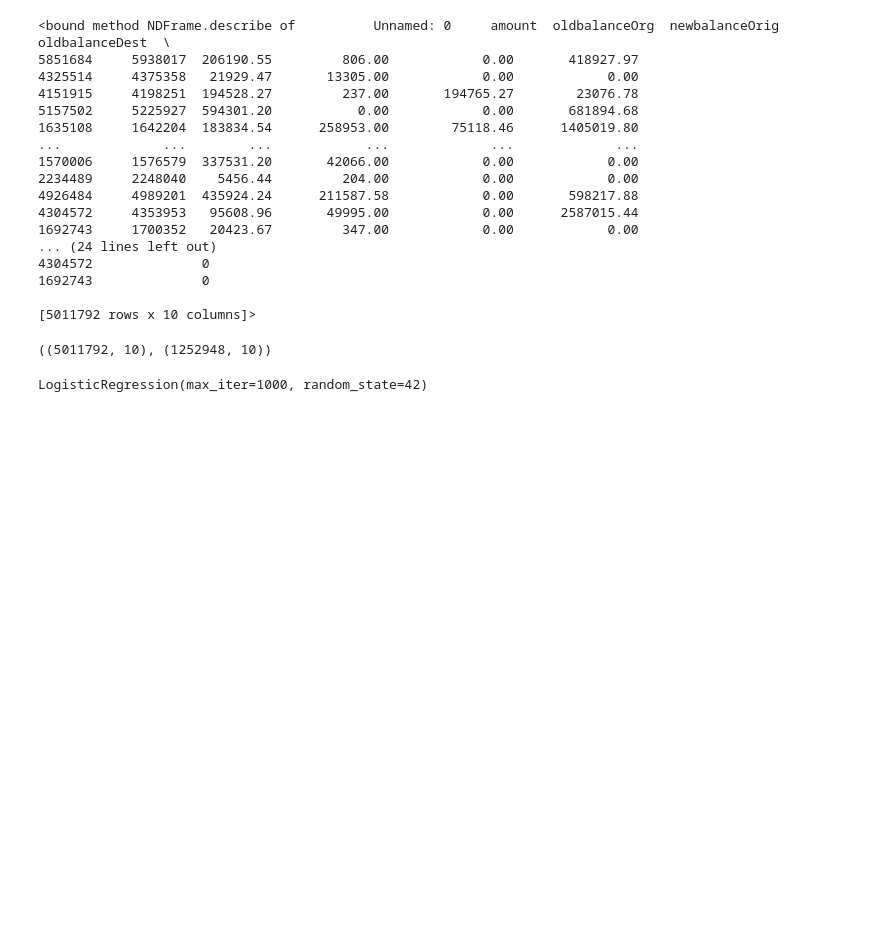
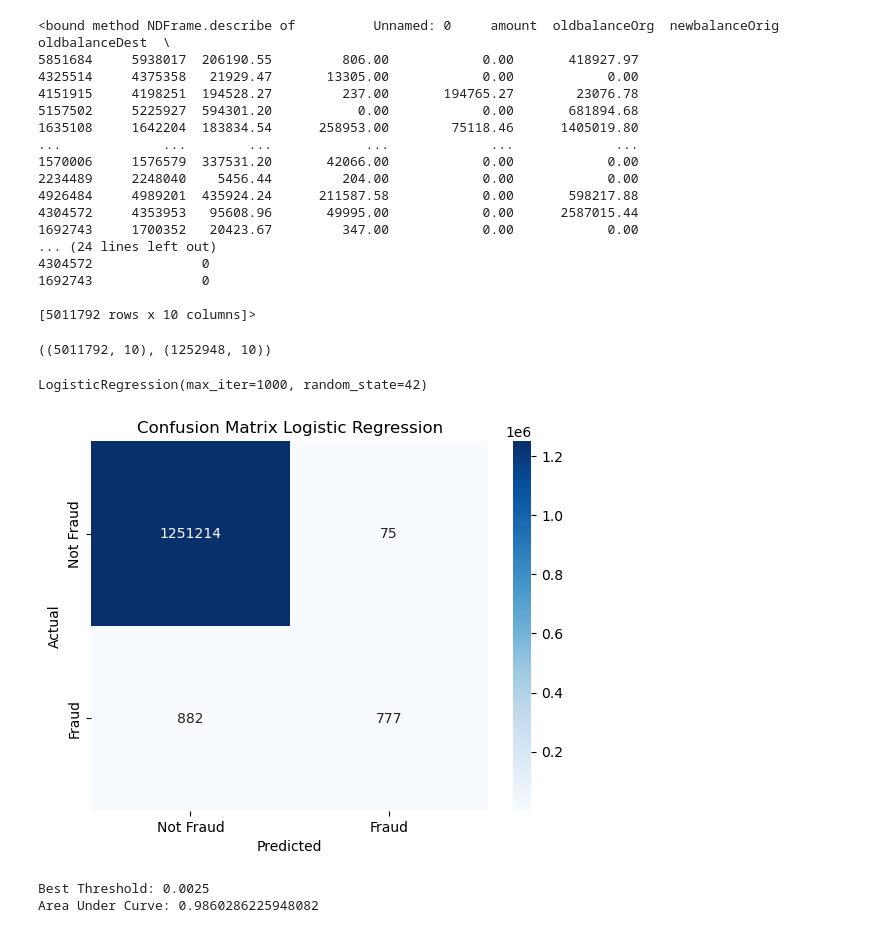
Before and after one commit to Totally-Kyle/Banking-Fraud-Analysis, a Jupyter notebook: Modeling.ipynb, the cells around one changed output. Saved outputs shown, nothing was run; the diff lists cells and outputs as text; code cells hidden in the pictures; blank space fills up the shorter version.

```diff
--- a/Modeling.ipynb
+++ b/Modeling.ipynb
@@ -57,3 +59,32 @@ LogisticRegression(max_iter=1000, random_state=42)
 # %%
 #Create the prediction Model
 y_pred = model.predict_proba(X_test)
+y_pred= (y_pred[:, 1] > 0.5).astype(int)
+regress = f1_score(y_test, y_pred)
+# %%
+#Plot the confusion matrix
+cm = confusion_matrix(y_test, y_pred)
+sns.heatmap(cm, annot=True, fmt="d", cmap="Blues", xticklabels=["Not Fraud", "Fraud"], yticklabels=["Not Fraud", "Fraud"])
+plt.ylabel('Actual')
+plt.xlabel('Predicted')
+plt.title(f'Confusion Matrix Logistic Regression')
+plt.show()
+# %% [output]
+[figure, added]
+# %%
+# Calculate the False Positive Rate, True Positive Rate, and thresholds using roc_curve
+fpr, tpr, thresholds = roc_curve(y_test, model.predict_proba(X_test)[:, 1])
+
+# Calculate Youden's J statistic to find the best threshiold
+youden_j = tpr - fpr
+threshold_index = youden_j.argmax()
+threshold = thresholds[threshold_index]
+
+print(f"Best Threshold: {threshold:.4f}")
+
+# Calculate the Area under curve
+roc_auc = auc(fpr,tpr)
+print(f"Area Under Curve: {roc_auc}")
+# %% [output]
+Best Threshold: 0.0025
+Area Under Curve: 0.9860286225948082
```
Also changed, not shown: parts of 4 cells of this notebook, 1 other file.
